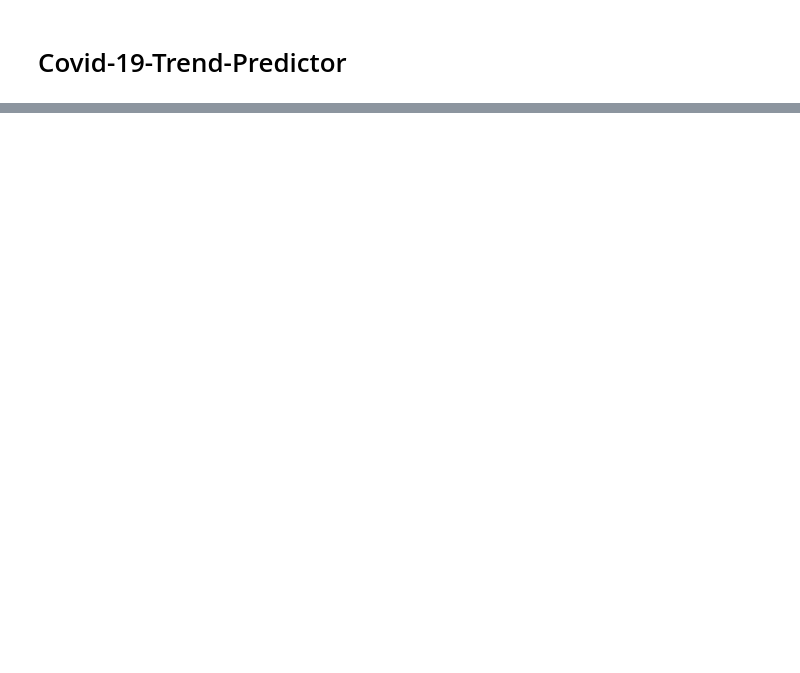
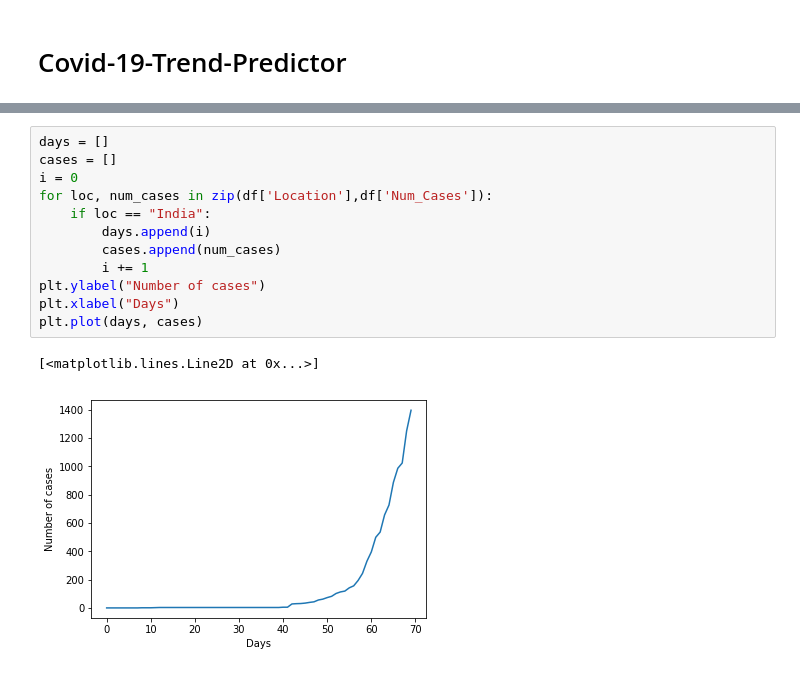
Before and after one commit to abdulsmapara/Covid-19-Trend-Predictor, a Jupyter notebook: src/covid-19-trend-predictor.ipynb, the cells around one changed output, grey strips where cells are left out. Drawn from its saved outputs; the diff is of its cells as text; blank space fills up the shorter version.

```diff
--- a/src/covid-19-trend-predictor.ipynb
+++ b/src/covid-19-trend-predictor.ipynb
@@ -96 +105,16 @@ dtype: float64
 420 rows × 8 columns
+# %%
+days = []
+cases = []
+i = 0
+for loc, num_cases in zip(df['Location'],df['Num_Cases']):
+    if loc == "India":
+        days.append(i)
+        cases.append(num_cases)
+        i += 1
+plt.ylabel("Number of cases")
+plt.xlabel("Days")
+plt.plot(days, cases)
+# %% [output]
+[<matplotlib.lines.Line2D at 0x...>]
+[figure, added]
```
Also changed, not shown: parts of 4 cells of this notebook.
